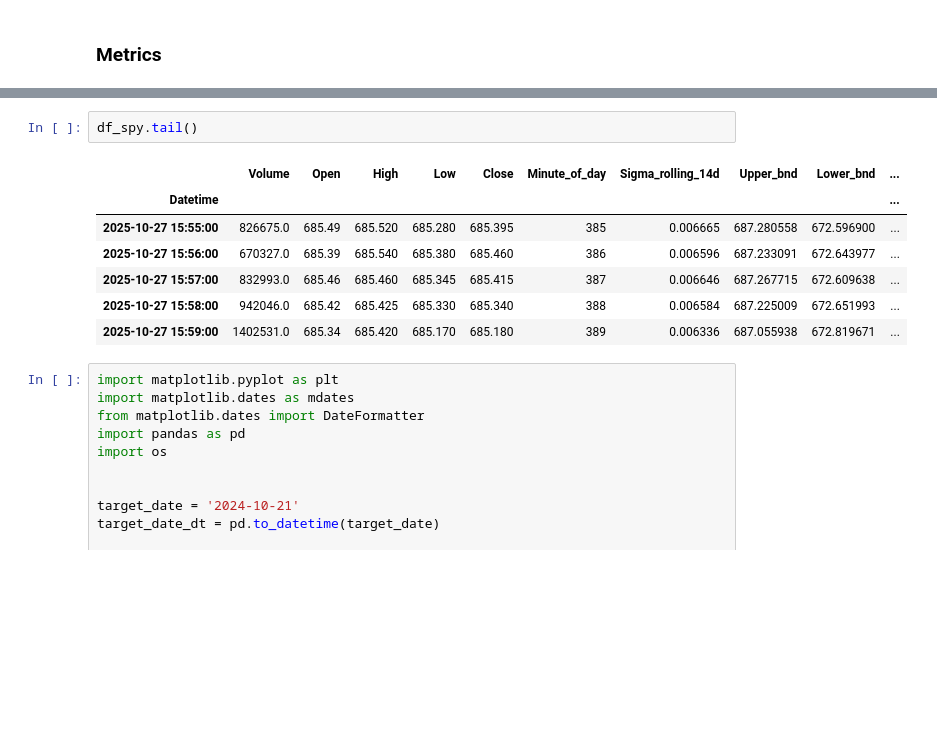
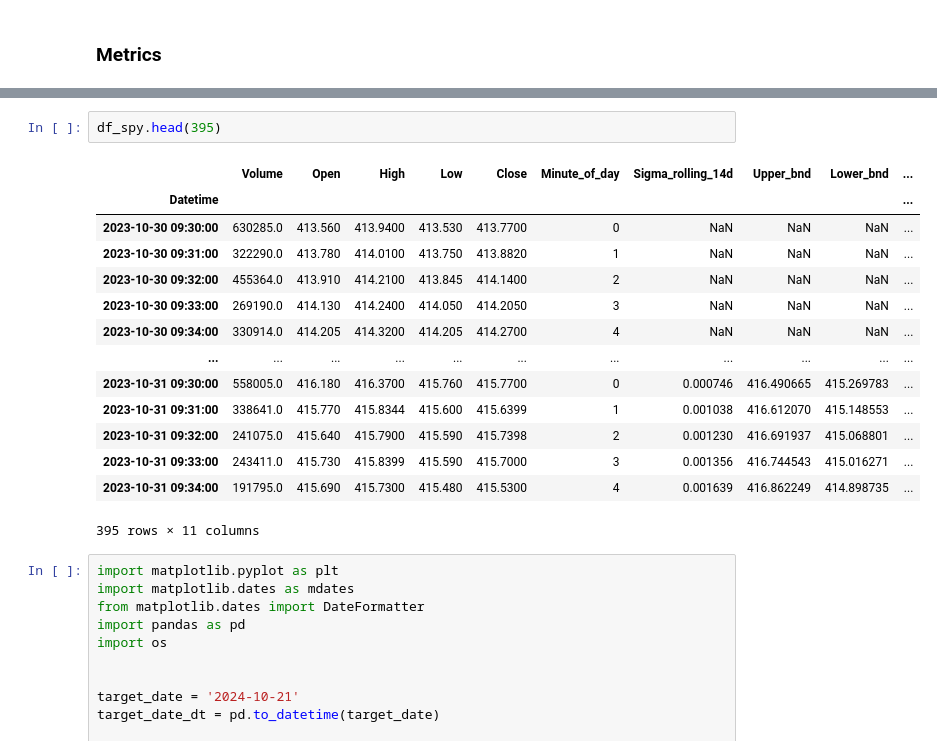
Before and after one commit to blackswan-quants/intraday-momentum, a Jupyter notebook: notebooks/Replicating.ipynb, the cells around one changed output, grey strips where cells are left out. Saved outputs shown, nothing was run; the diff lists cells and outputs as text; blank space fills up the shorter version.

```diff
--- a/notebooks/Replicating.ipynb
+++ b/notebooks/Replicating.ipynb
@@ -107,13 +107,20 @@ df_spy, df_spy_daily = mc.from_clean_df(df_spy, df_dividends)
 # %%
-df_spy.tail()
+df_spy.head(395)
 # %% [output]
 |  | Volume | Open | High | Low | Close | Minute_of_day | Sigma_rolling_14d | Upper_bnd | Lower_bnd | ... |
 | Datetime |  |  |  |  |  |  |  |  |  | ... |
-| 2025-10-27 15:55:00 | 826675.0 | 685.49 | 685.520 | 685.280 | 685.395 | 385 | 0.006665 | 687.280558 | 672.596900 | ... |
-| 2025-10-27 15:56:00 | 670327.0 | 685.39 | 685.540 | 685.380 | 685.460 | 386 | 0.006596 | 687.233091 | 672.643977 | ... |
-| 2025-10-27 15:57:00 | 832993.0 | 685.46 | 685.460 | 685.345 | 685.415 | 387 | 0.006646 | 687.267715 | 672.609638 | ... |
-| 2025-10-27 15:58:00 | 942046.0 | 685.42 | 685.425 | 685.330 | 685.340 | 388 | 0.006584 | 687.225009 | 672.651993 | ... |
-| 2025-10-27 15:59:00 | 1402531.0 | 685.34 | 685.420 | 685.170 | 685.180 | 389 | 0.006336 | 687.055938 | 672.819671 | ... |
+| 2023-10-30 09:30:00 | 630285.0 | 413.560 | 413.9400 | 413.530 | 413.7700 | 0 | NaN | NaN | NaN | ... |
+| 2023-10-30 09:31:00 | 322290.0 | 413.780 | 414.0100 | 413.750 | 413.8820 | 1 | NaN | NaN | NaN | ... |
+| 2023-10-30 09:32:00 | 455364.0 | 413.910 | 414.2100 | 413.845 | 414.1400 | 2 | NaN | NaN | NaN | ... |
+| 2023-10-30 09:33:00 | 269190.0 | 414.130 | 414.2400 | 414.050 | 414.2050 | 3 | NaN | NaN | NaN | ... |
+| 2023-10-30 09:34:00 | 330914.0 | 414.205 | 414.3200 | 414.205 | 414.2700 | 4 | NaN | NaN | NaN | ... |
+| ... | ... | ... | ... | ... | ... | ... | ... | ... | ... | ... |
+| 2023-10-31 09:30:00 | 558005.0 | 416.180 | 416.3700 | 415.760 | 415.7700 | 0 | 0.000746 | 416.490665 | 415.269783 | ... |
+| 2023-10-31 09:31:00 | 338641.0 | 415.770 | 415.8344 | 415.600 | 415.6399 | 1 | 0.001038 | 416.612070 | 415.148553 | ... |
+| 2023-10-31 09:32:00 | 241075.0 | 415.640 | 415.7900 | 415.590 | 415.7398 | 2 | 0.001230 | 416.691937 | 415.068801 | ... |
+| 2023-10-31 09:33:00 | 243411.0 | 415.730 | 415.8399 | 415.590 | 415.7000 | 3 | 0.001356 | 416.744543 | 415.016271 | ... |
+| 2023-10-31 09:34:00 | 191795.0 | 415.690 | 415.7300 | 415.480 | 415.5300 | 4 | 0.001639 | 416.862249 | 414.898735 | ... |
+395 rows × 11 columns
 # %%
 import matplotlib.pyplot as plt
 import matplotlib.dates as mdates
```
Also changed, not shown: parts of 2 cells of this notebook, 1 other file.
